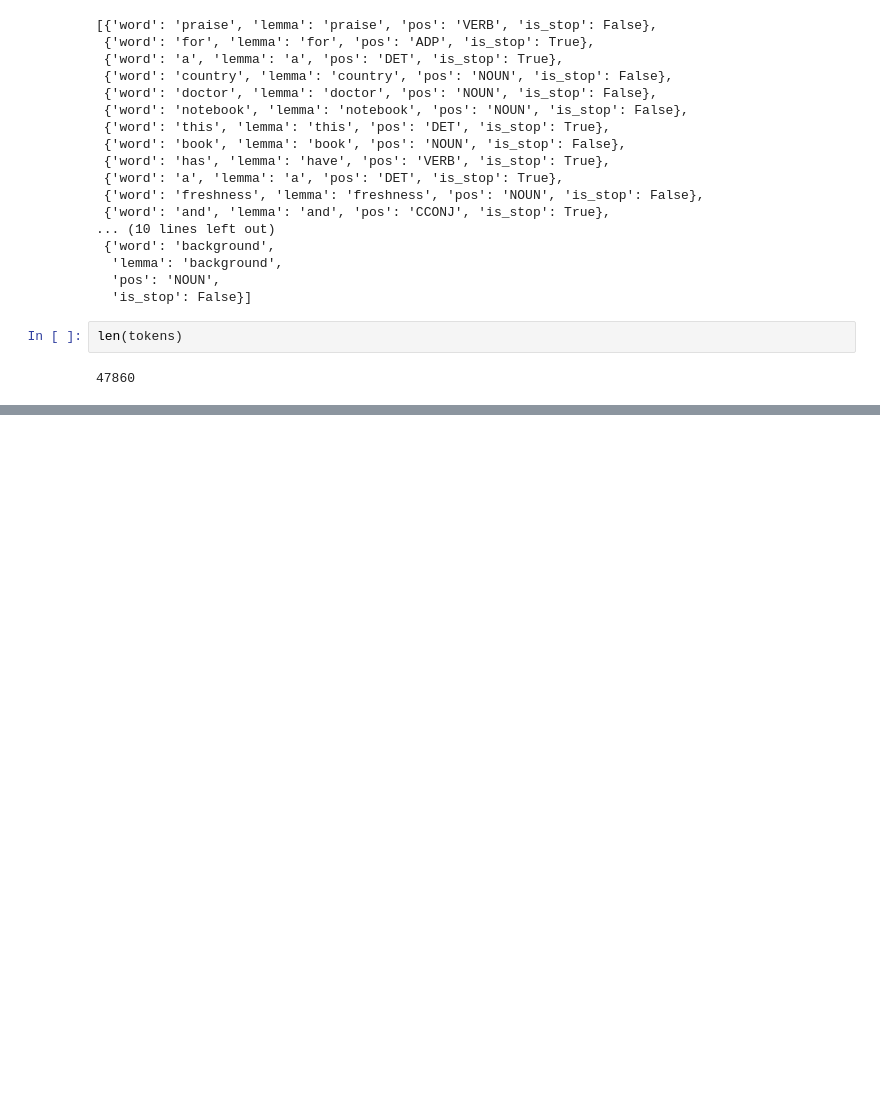
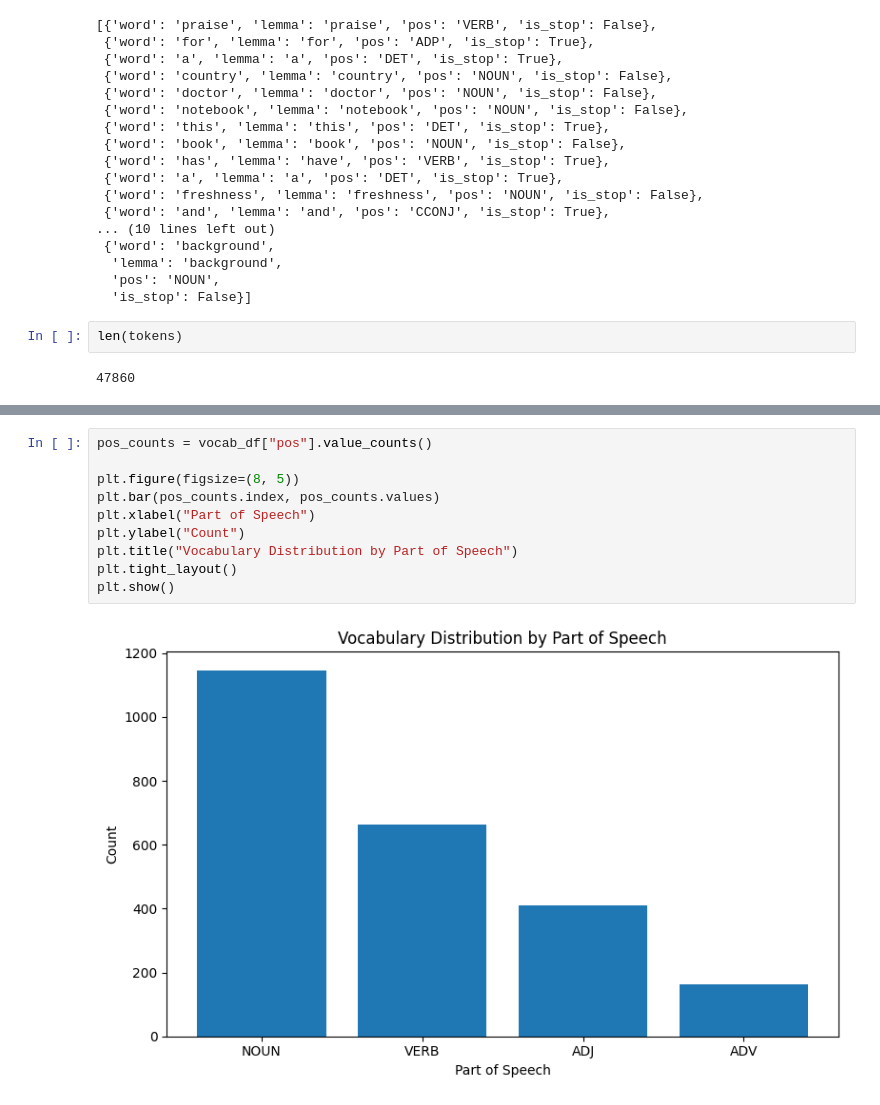
Before and after one commit to nrzdhmz/book-vocabulary-extractor, a Jupyter notebook: notebooks/01_pdf_extraction.ipynb, the cells around one changed output, grey strips where cells are left out. Saved outputs shown, nothing was run; the diff lists cells and outputs as text; blank space fills up the shorter version.

```diff
--- a/notebooks/01_pdf_extraction.ipynb
+++ b/notebooks/01_pdf_extraction.ipynb
@@ -60,0 +124,12 @@ len(tokens)
+# %%
+pos_counts = vocab_df["pos"].value_counts()
+
+plt.figure(figsize=(8, 5))
+plt.bar(pos_counts.index, pos_counts.values)
+plt.xlabel("Part of Speech")
+plt.ylabel("Count")
+plt.title("Vocabulary Distribution by Part of Speech")
+plt.tight_layout()
+plt.show()
+# %% [output]
+[figure, added]
```
Also changed, not shown: parts of 5 cells of this notebook, 1 other file.
